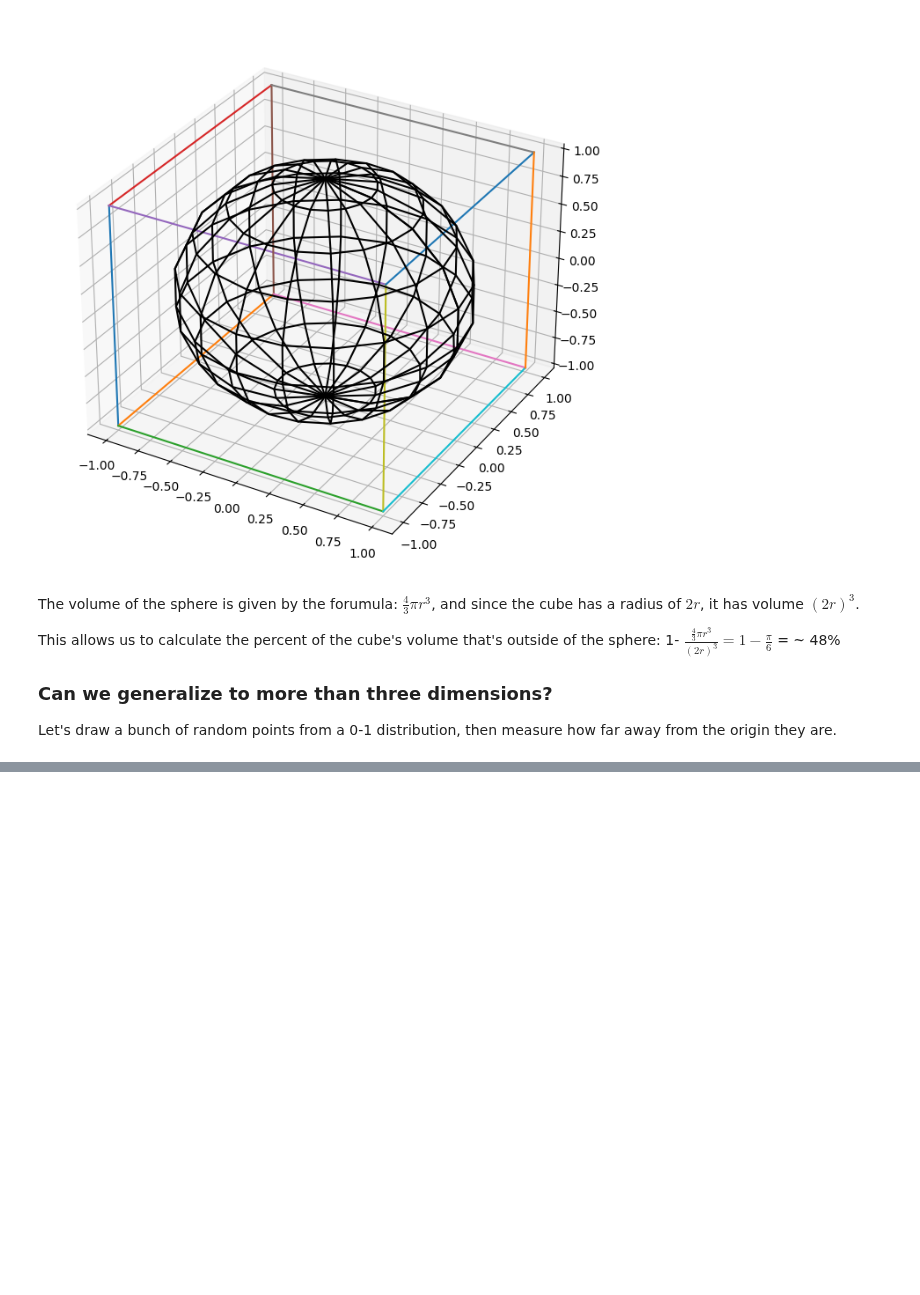
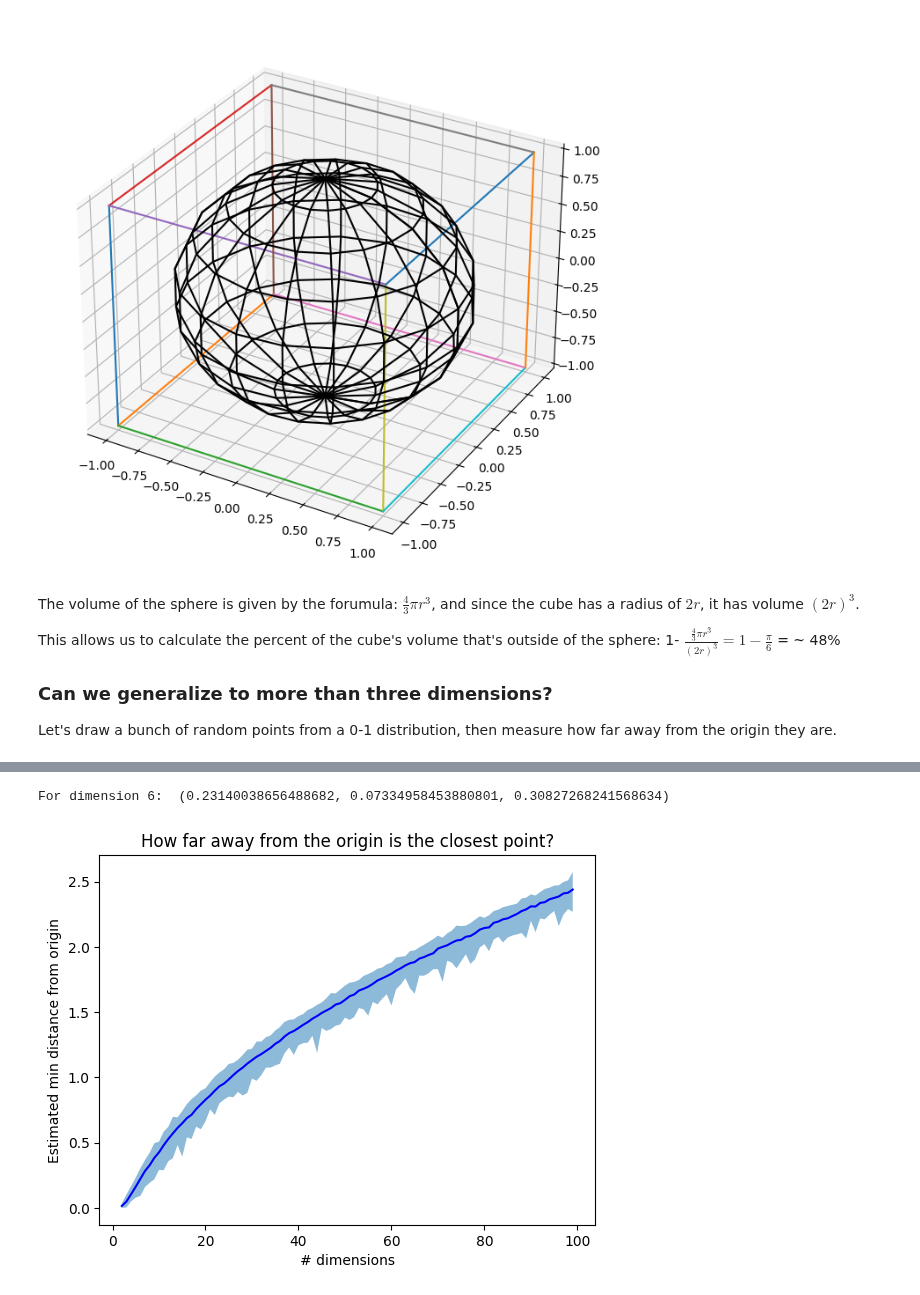
Before and after one commit to Mark-Barbaric/IBM_Machine_Learning_Certificate, a Jupyter notebook: Unsupervised_Machine_Learning/week2/curse_of_dimensionality.ipynb, the cells around one changed output, grey strips where cells are left out. Saved outputs shown, nothing was run; the diff lists cells and outputs as text; code cells hidden in the pictures; blank space fills up the shorter version.

```diff
--- a/Unsupervised_Machine_Learning/week2/curse_of_dimensionality.ipynb
+++ b/Unsupervised_Machine_Learning/week2/curse_of_dimensionality.ipynb
@@ -121,0 +177,31 @@ Norm = 0.82; is in circle? True
+# %%
+def get_min_distance(dimension, sample_size=10**3):
+    ''' Sample some random points and find the closet
+    of those random points to the center of the data '''
+    points = np.random.sample((sample_size,dimension)) -.5   # centering our data
+    return np.min(norm(points))
+
+def estimate_closest(dimension):
+    ''' For a given dimension, take a random sample in that dimension and then find
+        that sample's closest point to the center of the data.
+        Repeat 100 times for the given dimension and return the min/max/mean
+        of the distance for the nearest point. '''
+    data = np.array([get_min_distance(dimension) for _ in range(100)])
+    return data.mean(), data.min(), data.max()
+
+# Calculate for dimensions 2-100
+dims = range(2,100)
+min_distance_data = np.array(list(map(estimate_closest,dims)))
+
+# Test it for dimension 6
+print("For dimension 6: ", estimate_closest(6))
+# %% [output]
+For dimension 6:  (0.23140038656488682, 0.07334958453880801, 0.30827268241568634)
+# %%
+plt.plot(dims,min_distance_data[:,0], color='blue')
+plt.fill_between(dims, min_distance_data[:,1], min_distance_data[:,2], alpha=.5)
+plt.xlabel("# dimensions")
+plt.ylabel("Estimated min distance from origin")
+plt.title("How far away from the origin is the closest point?");
+# %% [output]
+[figure, added]
```
Also changed, not shown: parts of 26 cells of this notebook, 1 other file.
